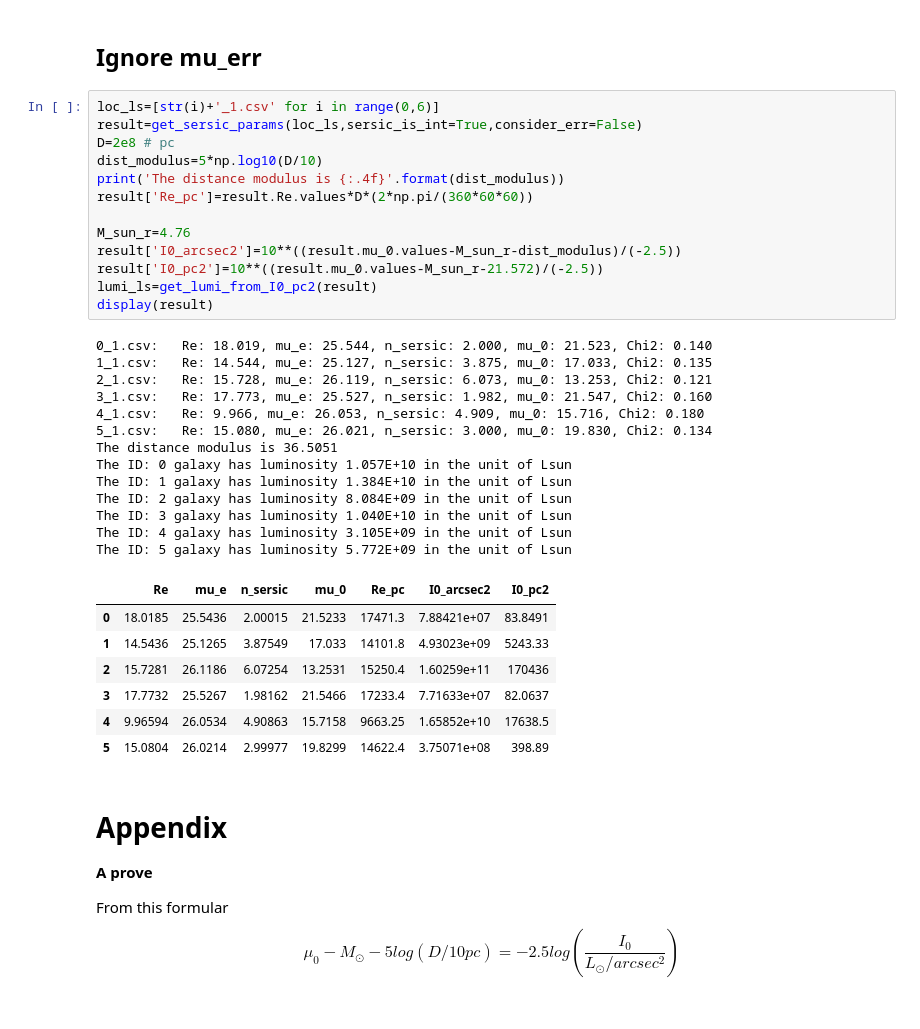
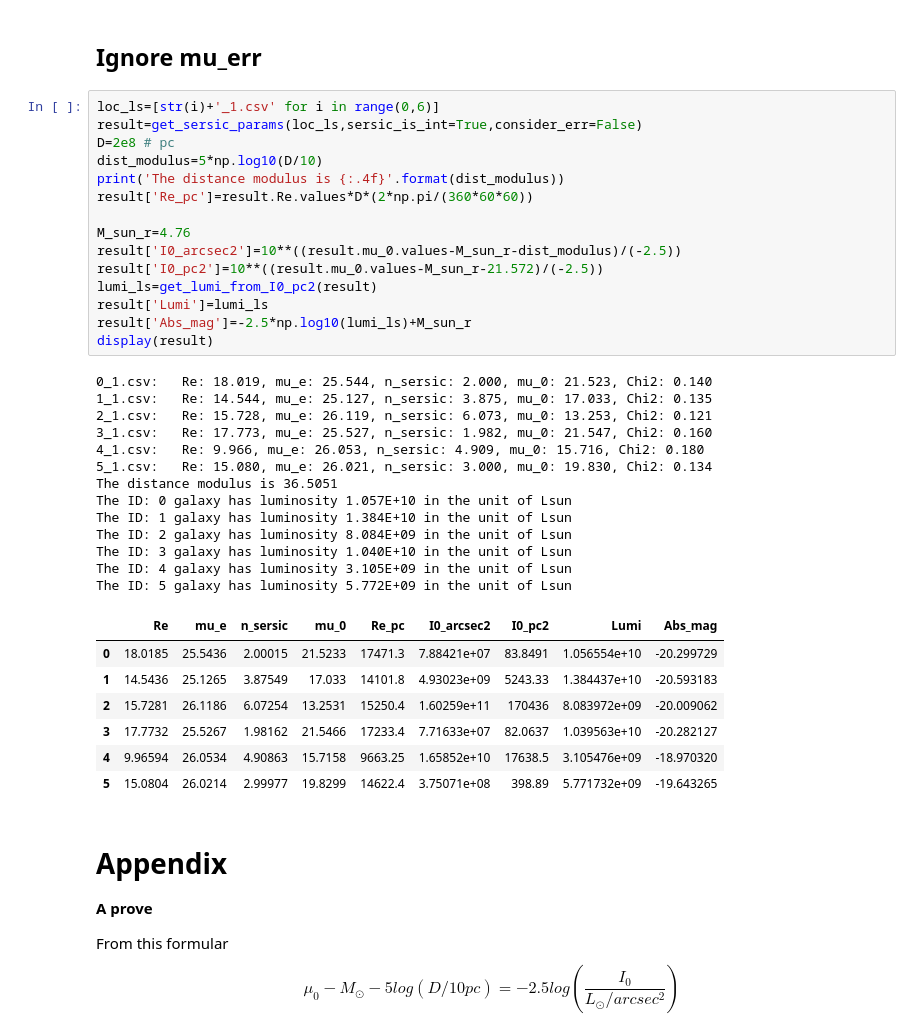
Before and after one commit to wsr1998/galaxy-physics, a Jupyter notebook: hw3.ipynb, the cells around one changed output. Drawn from its saved outputs; the diff is of its cells as text.

```diff
--- a/hw3.ipynb
+++ b/hw3.ipynb
@@ -444,37 +450,39 @@ The ID: 5 galaxy has luminosity 5.703E+09 in the unit of Lsun
 # %%
 loc_ls=[str(i)+'_1.csv' for i in range(0,6)]
 result=get_sersic_params(loc_ls,sersic_is_int=True,consider_err=False)
 D=2e8 # pc
 dist_modulus=5*np.log10(D/10)
 print('The distance modulus is {:.4f}'.format(dist_modulus))
 result['Re_pc']=result.Re.values*D*(2*np.pi/(360*60*60))
 
 M_sun_r=4.76
 result['I0_arcsec2']=10**((result.mu_0.values-M_sun_r-dist_modulus)/(-2.5))
 result['I0_pc2']=10**((result.mu_0.values-M_sun_r-21.572)/(-2.5))
 lumi_ls=get_lumi_from_I0_pc2(result)
+result['Lumi']=lumi_ls
+result['Abs_mag']=-2.5*np.log10(lumi_ls)+M_sun_r
 display(result)
 # %% [output]
 0_1.csv:   Re: 18.019, mu_e: 25.544, n_sersic: 2.000, mu_0: 21.523, Chi2: 0.140
 1_1.csv:   Re: 14.544, mu_e: 25.127, n_sersic: 3.875, mu_0: 17.033, Chi2: 0.135
 2_1.csv:   Re: 15.728, mu_e: 26.119, n_sersic: 6.073, mu_0: 13.253, Chi2: 0.121
 3_1.csv:   Re: 17.773, mu_e: 25.527, n_sersic: 1.982, mu_0: 21.547, Chi2: 0.160
 4_1.csv:   Re: 9.966, mu_e: 26.053, n_sersic: 4.909, mu_0: 15.716, Chi2: 0.180
 5_1.csv:   Re: 15.080, mu_e: 26.021, n_sersic: 3.000, mu_0: 19.830, Chi2: 0.134
 The distance modulus is 36.5051
 The ID: 0 galaxy has luminosity 1.057E+10 in the unit of Lsun
 The ID: 1 galaxy has luminosity 1.384E+10 in the unit of Lsun
 The ID: 2 galaxy has luminosity 8.084E+09 in the unit of Lsun
 The ID: 3 galaxy has luminosity 1.040E+10 in the unit of Lsun
 The ID: 4 galaxy has luminosity 3.105E+09 in the unit of Lsun
 The ID: 5 galaxy has luminosity 5.772E+09 in the unit of Lsun
-|  | Re | mu_e | n_sersic | mu_0 | Re_pc | I0_arcsec2 | I0_pc2 |
-| 0 | 18.0185 | 25.5436 | 2.00015 | 21.5233 | 17471.3 | 7.88421e+07 | 83.8491 |
-| 1 | 14.5436 | 25.1265 | 3.87549 | 17.033 | 14101.8 | 4.93023e+09 | 5243.33 |
-| 2 | 15.7281 | 26.1186 | 6.07254 | 13.2531 | 15250.4 | 1.60259e+11 | 170436 |
-| 3 | 17.7732 | 25.5267 | 1.98162 | 21.5466 | 17233.4 | 7.71633e+07 | 82.0637 |
-| 4 | 9.96594 | 26.0534 | 4.90863 | 15.7158 | 9663.25 | 1.65852e+10 | 17638.5 |
-| 5 | 15.0804 | 26.0214 | 2.99977 | 19.8299 | 14622.4 | 3.75071e+08 | 398.89 |
+|  | Re | mu_e | n_sersic | mu_0 | Re_pc | I0_arcsec2 | I0_pc2 | Lumi | Abs_mag |
+| 0 | 18.0185 | 25.5436 | 2.00015 | 21.5233 | 17471.3 | 7.88421e+07 | 83.8491 | 1.056554e+10 | -20.299729 |
+| 1 | 14.5436 | 25.1265 | 3.87549 | 17.033 | 14101.8 | 4.93023e+09 | 5243.33 | 1.384437e+10 | -20.593183 |
+| 2 | 15.7281 | 26.1186 | 6.07254 | 13.2531 | 15250.4 | 1.60259e+11 | 170436 | 8.083972e+09 | -20.009062 |
+| 3 | 17.7732 | 25.5267 | 1.98162 | 21.5466 | 17233.4 | 7.71633e+07 | 82.0637 | 1.039563e+10 | -20.282127 |
+| 4 | 9.96594 | 26.0534 | 4.90863 | 15.7158 | 9663.25 | 1.65852e+10 | 17638.5 | 3.105476e+09 | -18.970320 |
+| 5 | 15.0804 | 26.0214 | 2.99977 | 19.8299 | 14622.4 | 3.75071e+08 | 398.89 | 5.771732e+09 | -19.643265 |
 # %% [markdown]
 # Appendix
 **A prove**
```
Also changed, not shown: parts of 4 cells of this notebook.
